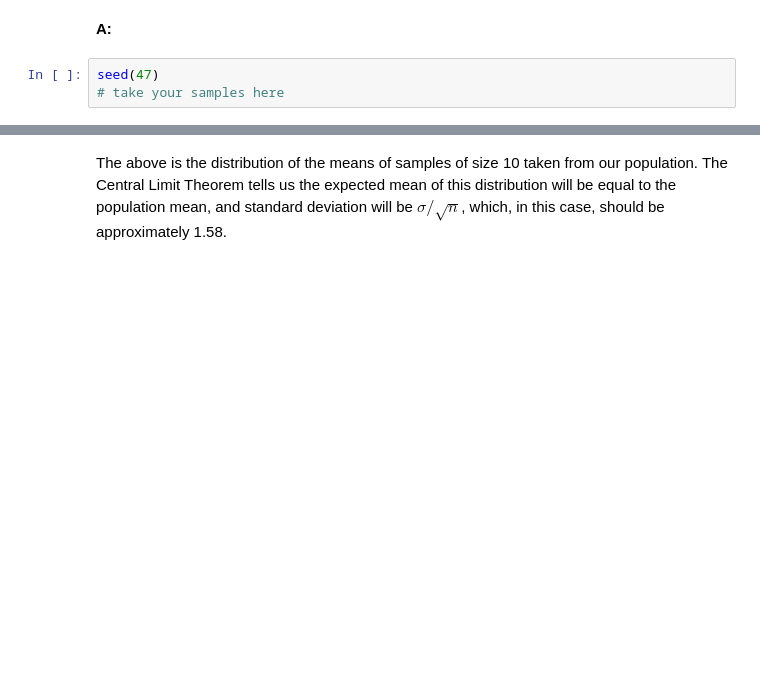
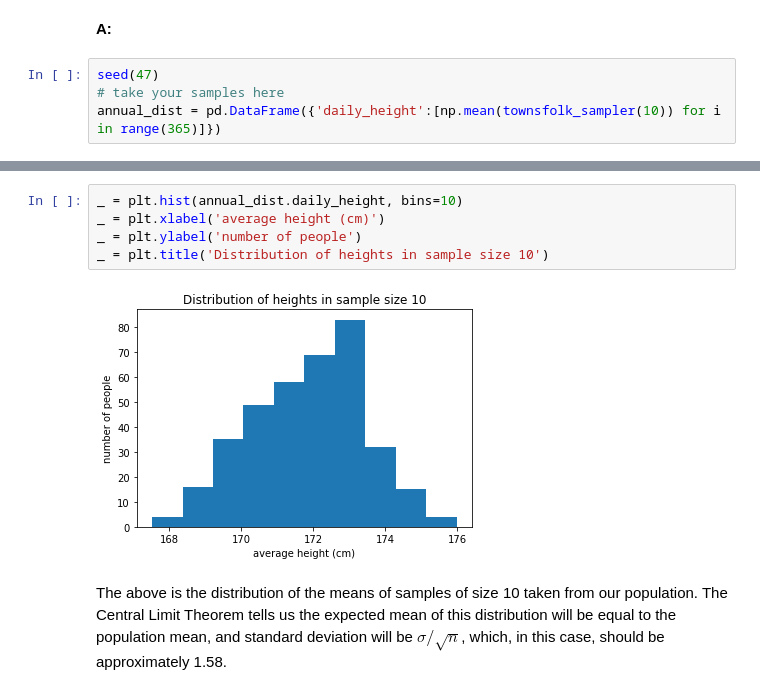
Before and after one commit to GwenToves/SpringBoard, a Jupyter notebook: 19.1 Case Study/Frequentist Case Study/Frequentist Inference Case Study - Part A (3).ipynb, the cells around one changed output, grey strips where cells are left out. Saved outputs shown, nothing was run; the diff lists cells and outputs as text; blank space fills up the shorter version.

```diff
--- a/19.1 Case Study/Frequentist Case Study/Frequentist Inference Case Study - Part A (3).ipynb
+++ b/19.1 Case Study/Frequentist Case Study/Frequentist Inference Case Study - Part A (3).ipynb
@@ -210,3 +211,4 @@ __A:__
 # %%
 seed(47)
 # take your samples here
+annual_dist = pd.DataFrame({'daily_height':[np.mean(townsfolk_sampler(10)) for i in range(365)]})
@@ -213,3 +227,10 @@ seed(47)
+# %%
+_ = plt.hist(annual_dist.daily_height, bins=10)
+_ = plt.xlabel('average height (cm)')
+_ = plt.ylabel('number of people')
+_ = plt.title('Distribution of heights in sample size 10')
+# %% [output]
+[figure, added]
 # %% [markdown]
 The above is the distribution of the means of samples of size 10 taken from our population. The Central Limit Theorem tells us the expected mean of this distribution will be equal to the population mean, and standard deviation will be $\sigma / \sqrt n$, which, in this case, should be approximately 1.58.
 # %% [markdown]
```
Also changed, not shown: parts of 34 cells of this notebook.
